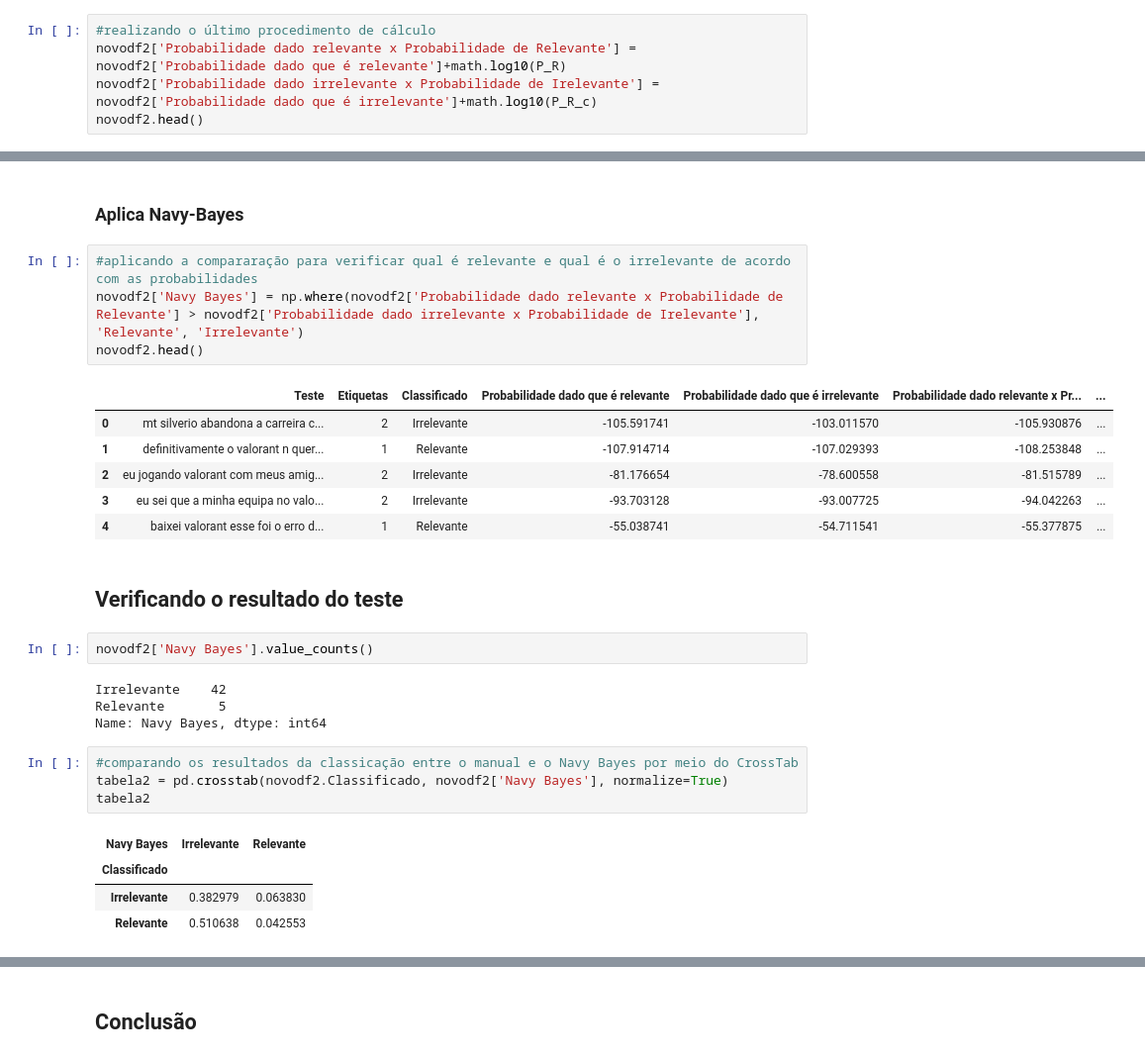
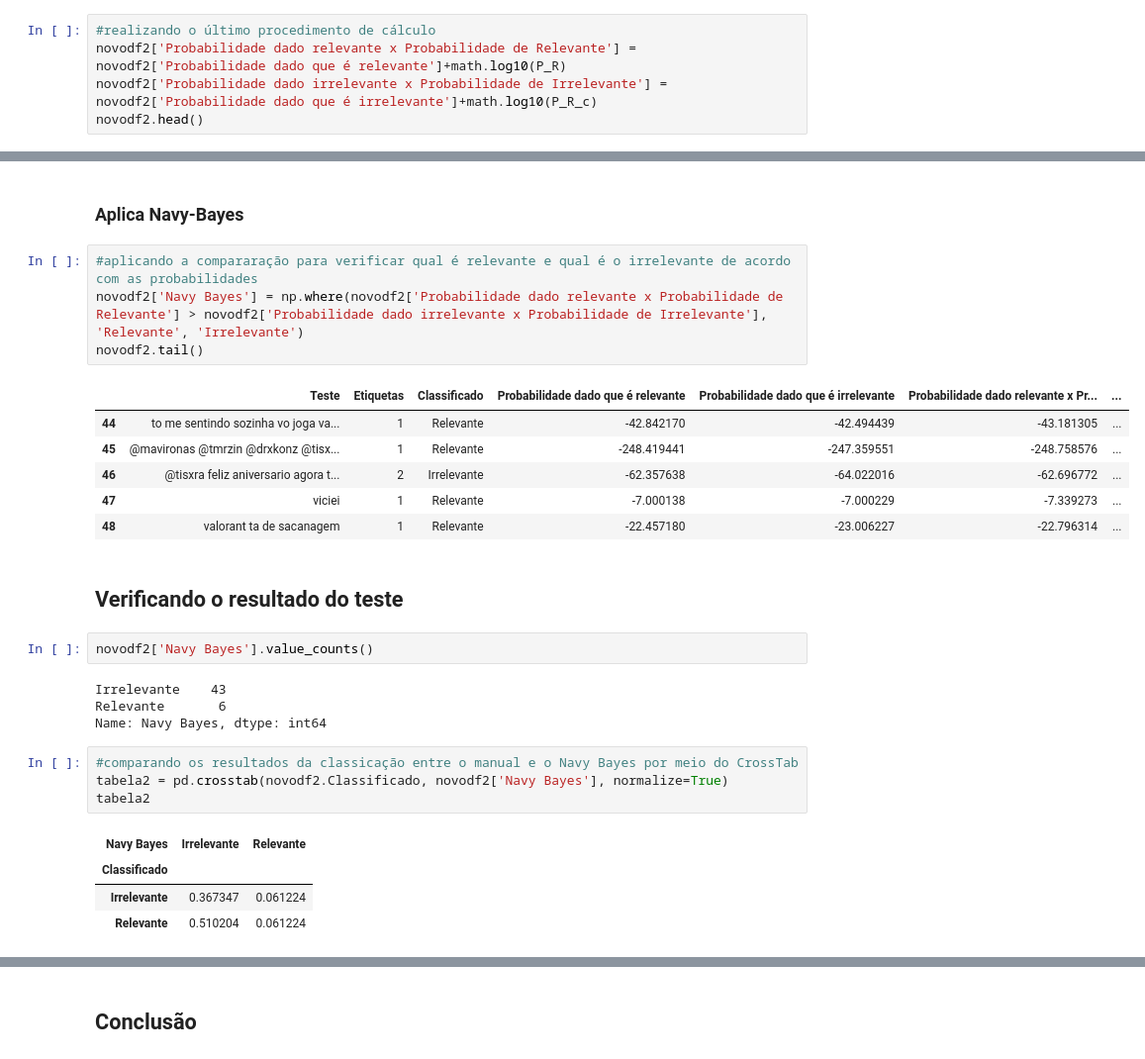
Before and after one commit to wilgnerl/Projeto1-Cdados, a Jupyter notebook: Oficial/Projeto 1 - Cdados Oficial.ipynb, the cells around one changed output, grey strips where cells are left out. Shown at 99% size. Drawn from its saved outputs; the diff is of its cells as text.

```diff
--- a/Oficial/Projeto 1 - Cdados Oficial.ipynb
+++ b/Oficial/Projeto 1 - Cdados Oficial.ipynb
@@ -543,7 +563,7 @@ novodf2.head()
 # %%
 #realizando o último procedimento de cálculo
 novodf2['Probabilidade dado relevante x Probabilidade de Relevante'] = novodf2['Probabilidade dado que é relevante']+math.log10(P_R)
-novodf2['Probabilidade dado irrelevante x Probabilidade de Irelevante'] = novodf2['Probabilidade dado que é irrelevante']+math.log10(P_R_c)
+novodf2['Probabilidade dado irrelevante x Probabilidade de Irrelevante'] = novodf2['Probabilidade dado que é irrelevante']+math.log10(P_R_c)
 novodf2.head()
 # %% [output]
 |  | Teste | Etiquetas | Classificado | Probabilidade dado que é relevante | Probabilidade dado que é irrelevante | Probabilidade dado relevante x Pr... | ... |
@@ -556,22 +576,22 @@ novodf2.head()
 ### Aplica Navy-Bayes
 # %%
 #aplicando a compararação para verificar qual é relevante e qual é o irrelevante de acordo com as probabilidades
-novodf2['Navy Bayes'] = np.where(novodf2['Probabilidade dado relevante x Probabilidade de Relevante'] > novodf2['Probabilidade dado irrelevante x Probabilidade de Irelevante'], 'Relevante', 'Irrelevante')
-novodf2.head()
+novodf2['Navy Bayes'] = np.where(novodf2['Probabilidade dado relevante x Probabilidade de Relevante'] > novodf2['Probabilidade dado irrelevante x Probabilidade de Irrelevante'], 'Relevante', 'Irrelevante')
+novodf2.tail()
 # %% [output]
 |  | Teste | Etiquetas | Classificado | Probabilidade dado que é relevante | Probabilidade dado que é irrelevante | Probabilidade dado relevante x Pr... | ... |
-| 0 | mt silverio abandona a carreira c... | 2 | Irrelevante | -105.591741 | -103.011570 | -105.930876 | ... |
-| 1 | definitivamente o valorant n quer... | 1 | Relevante | -107.914714 | -107.029393 | -108.253848 | ... |
-| 2 | eu jogando valorant com meus amig... | 2 | Irrelevante | -81.176654 | -78.600558 | -81.515789 | ... |
-| 3 | eu sei que a minha equipa no valo... | 2 | Irrelevante | -93.703128 | -93.007725 | -94.042263 | ... |
-| 4 | baixei valorant esse foi o erro d... | 1 | Relevante | -55.038741 | -54.711541 | -55.377875 | ... |
+| 44 | to me sentindo sozinha vo joga va... | 1 | Relevante | -42.842170 | -42.494439 | -43.181305 | ... |
+| 45 | @mavironas @tmrzin @drxkonz @tisx... | 1 | Relevante | -248.419441 | -247.359551 | -248.758576 | ... |
+| 46 | @tisxra feliz aniversario agora t... | 2 | Irrelevante | -62.357638 | -64.022016 | -62.696772 | ... |
+| 47 | viciei | 1 | Relevante | -7.000138 | -7.000229 | -7.339273 | ... |
+| 48 | valorant ta de sacanagem | 1 | Relevante | -22.457180 | -23.006227 | -22.796314 | ... |
 # %% [markdown]
 ## Verificando o resultado do teste
 # %%
 novodf2['Navy Bayes'].value_counts()
 # %% [output]
-Irrelevante    42
-Relevante       5
+Irrelevante    43
+Relevante       6
 Name: Navy Bayes, dtype: int64
 # %%
 #comparando os resultados da classicação entre o manual e o Navy Bayes por meio do CrossTab
@@ -580,8 +600,8 @@ tabela2
 # %% [output]
 | Navy Bayes | Irrelevante | Relevante |
 | Classificado |  |  |
-| Irrelevante | 0.382979 | 0.063830 |
-| Relevante | 0.510638 | 0.042553 |
+| Irrelevante | 0.367347 | 0.061224 |
+| Relevante | 0.510204 | 0.061224 |
 # %%
 verdadeiros_positivos2 = tabela2.iloc[1,1]*100
 falsos_positivos2 = tabela2.iloc[1,0]*100
```
Also changed, not shown: parts of 6 cells of this notebook, 1 other file.
